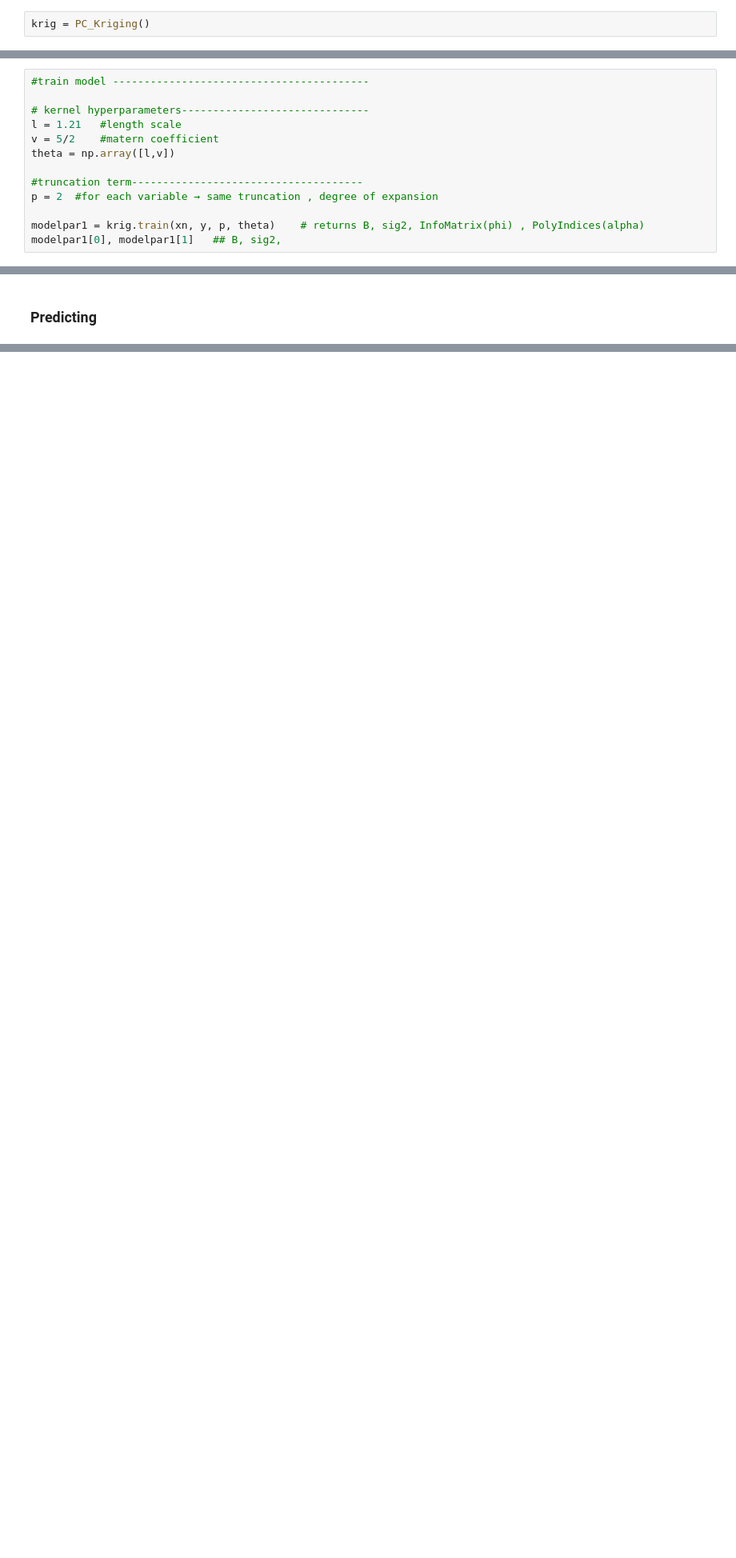
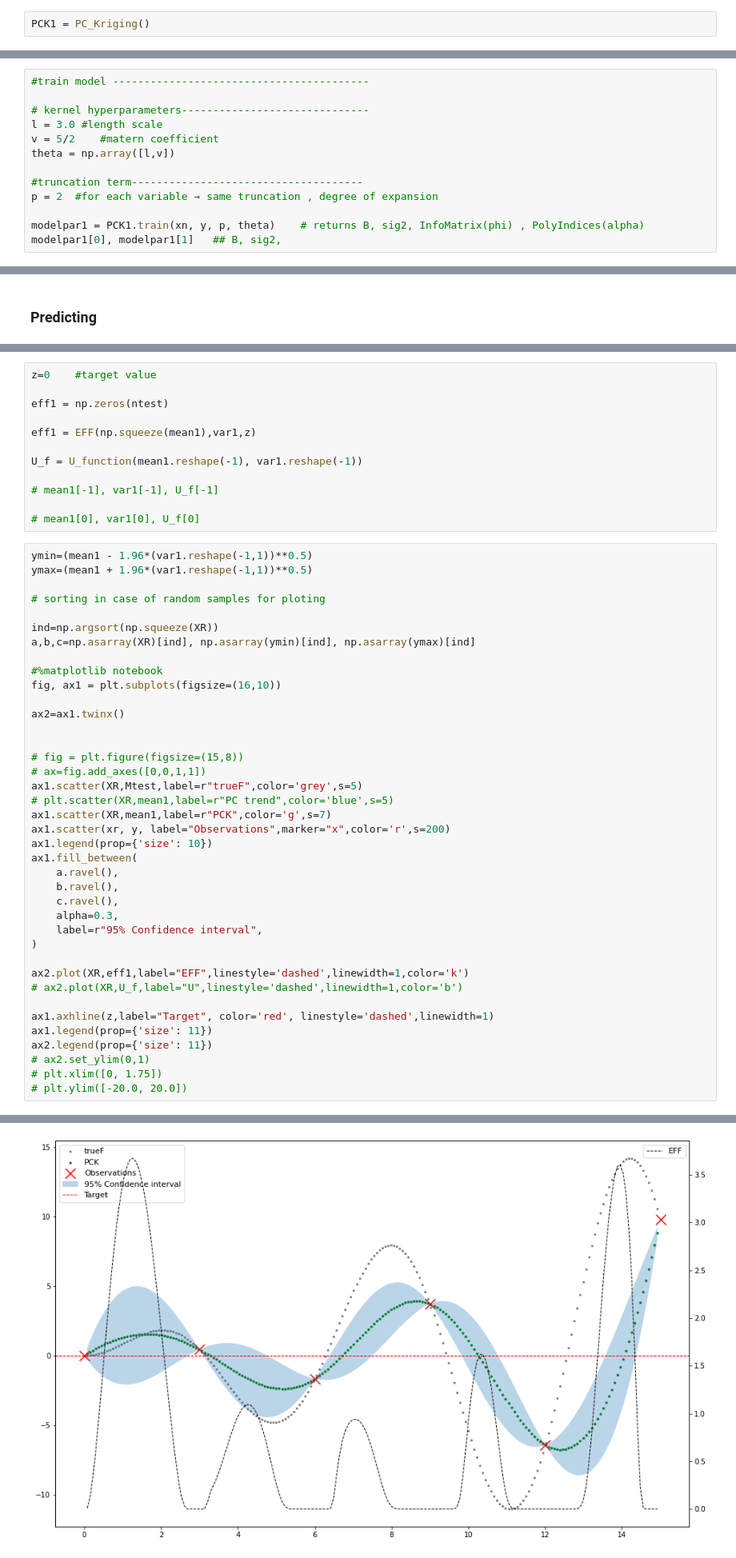
Before and after one commit to Jonalex7/SurrogateModels, a Jupyter notebook: pc_kriging/testing_krig.ipynb, the cells around one changed output, grey strips where cells are left out. Shown at 80% size. Drawn from its saved outputs; the diff is of its cells as text; blank space fills up the shorter version.

```diff
--- a/pc_kriging/testing_krig.ipynb
+++ b/pc_kriging/testing_krig.ipynb
@@ -48,7 +52,7 @@ def gfun_53(x):
 # %% [markdown]
 ### Creating object
 # %%
-krig = PC_Kriging()
+PCK1 = PC_Kriging()
 # %% [markdown]
 ### Creating and evaluating ref function
 # %%
@@ -88,13 +106,13 @@ y = y[0]
 #train model -----------------------------------------
 
 # kernel hyperparameters------------------------------
-l = 1.21   #length scale
+l = 3.0 #length scale
 v = 5/2    #matern coefficient
 theta = np.array([l,v])
 
 #truncation term-------------------------------------
 p = 2  #for each variable → same truncation , degree of expansion
 
-modelpar1 = krig.train(xn, y, p, theta)    # returns B, sig2, InfoMatrix(phi) , PolyIndices(alpha)
+modelpar1 = PCK1.train(xn, y, p, theta)    # returns B, sig2, InfoMatrix(phi) , PolyIndices(alpha)
 modelpar1[0], modelpar1[1]   ## B, sig2,
 # %% [output]
@@ -160,0 +177,52 @@ array([ 2.87307293,  2.91507091,  2.61851801,  2.57826372,  2.5439993 ,
+# %%
+z=0    #target value
+
+eff1 = np.zeros(ntest)
+
+eff1 = EFF(np.squeeze(mean1),var1,z)
+
+U_f = U_function(mean1.reshape(-1), var1.reshape(-1))
+
+# mean1[-1], var1[-1], U_f[-1]
+
+# mean1[0], var1[0], U_f[0]
+# %%
+ymin=(mean1 - 1.96*(var1.reshape(-1,1))**0.5)
+ymax=(mean1 + 1.96*(var1.reshape(-1,1))**0.5)
+
+# sorting in case of random samples for ploting
+
+ind=np.argsort(np.squeeze(XR))
+a,b,c=np.asarray(XR)[ind], np.asarray(ymin)[ind], np.asarray(ymax)[ind]
+
+#%matplotlib notebook
+fig, ax1 = plt.subplots(figsize=(16,10))
+
+ax2=ax1.twinx()
+
+
+# fig = plt.figure(figsize=(15,8))
+# ax=fig.add_axes([0,0,1,1])
+ax1.scatter(XR,Mtest,label=r"trueF",color='grey',s=5)
+# plt.scatter(XR,mean1,label=r"PC trend",color='blue',s=5)
+ax1.scatter(XR,mean1,label=r"PCK",color='g',s=7)
+ax1.scatter(xr, y, label="Observations",marker="x",color='r',s=200)
+ax1.legend(prop={'size': 10})
+ax1.fill_between(
+    a.ravel(),
+    b.ravel(),
+    c.ravel(),
+    alpha=0.3,
+    label=r"95% Confidence interval",
+)
+
+ax2.plot(XR,eff1,label="EFF",linestyle='dashed',linewidth=1,color='k')
+# ax2.plot(XR,U_f,label="U",linestyle='dashed',linewidth=1,color='b')
+
+ax1.axhline(z,label="Target", color='red', linestyle='dashed',linewidth=1)
+ax1.legend(prop={'size': 11})
+ax2.legend(prop={'size': 11})
+# ax2.set_ylim(0,1)
+# plt.xlim([0, 1.75])
+# plt.ylim([-20.0, 20.0])
+# %% [output]
@@ -160,0 +230 @@ array([ 2.87307293,  2.91507091,  2.61851801,  2.57826372,  2.5439993 ,
+[figure, added]
```
Also changed, not shown: parts of 20 cells of this notebook, 3 other files.
